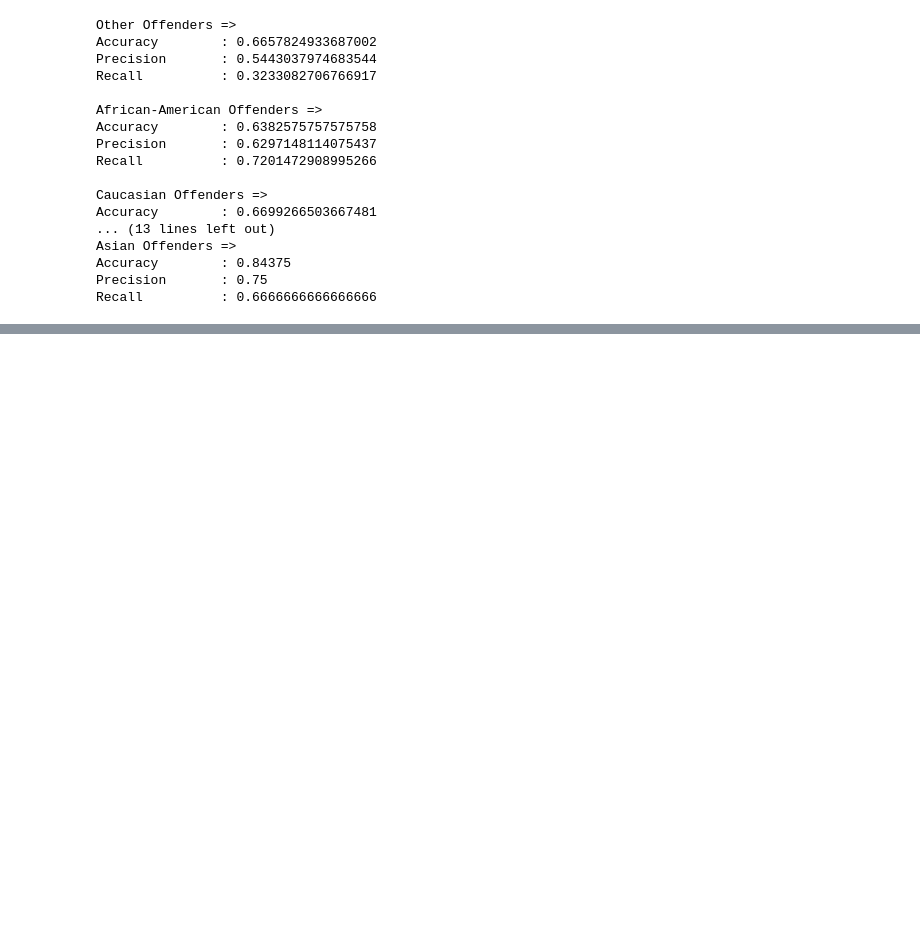
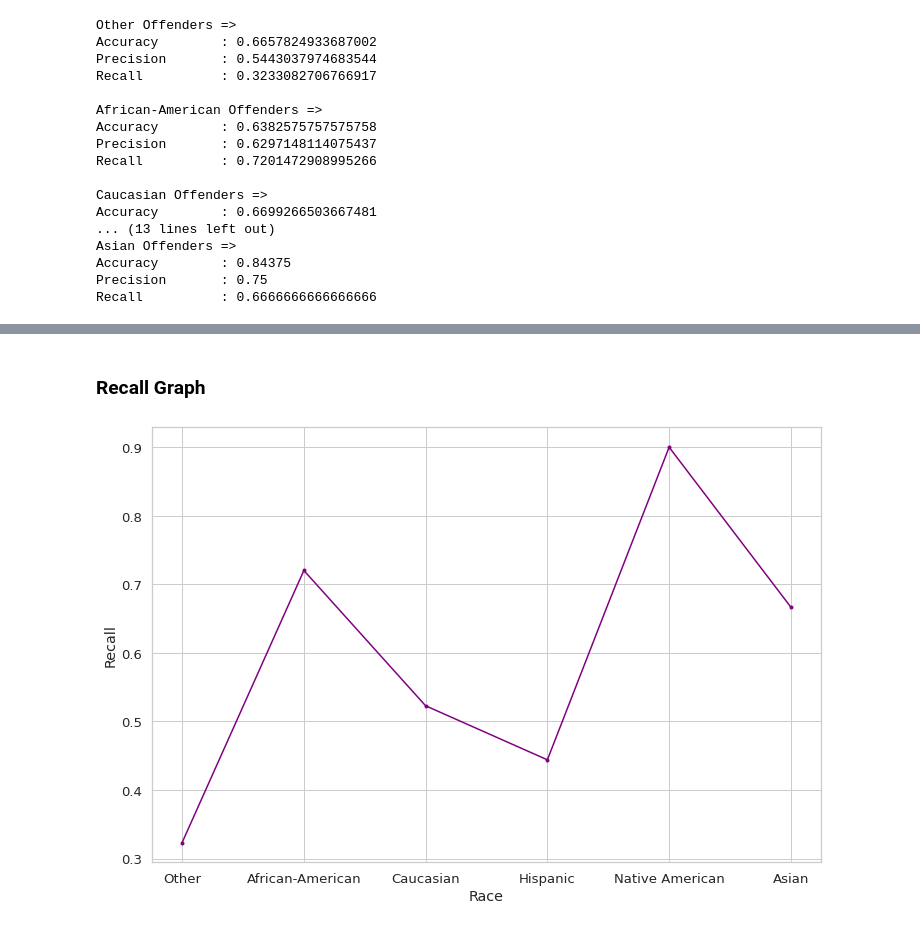
Before and after one commit to irmanfaqrizal/datascience, a Jupyter notebook: firstpart.ipynb, the cells around one changed output, grey strips where cells are left out. Drawn from its saved outputs; the diff is of its cells as text; code cells hidden in the pictures; blank space fills up the shorter version.

```diff
--- a/firstpart.ipynb
+++ b/firstpart.ipynb
@@ -259,0 +288,10 @@ TO DO: the selected columns maybe incorrect (we could just simply change them),
+# %% [markdown]
+### Recall Graph
+# %%
+Recall = [0.3233082706766917, 0.7201472908995266, 0.5227743271221532, 0.44396551724137934, 0.9, 0.6666666666666666]
+plt.plot(Race, Recall, marker='.', color="purple")
+plt.xlabel('Race')
+plt.ylabel('Recall')
+plt.show()
+# %% [output]
+[figure, added]
```
Also changed, not shown: parts of 13 cells of this notebook.
